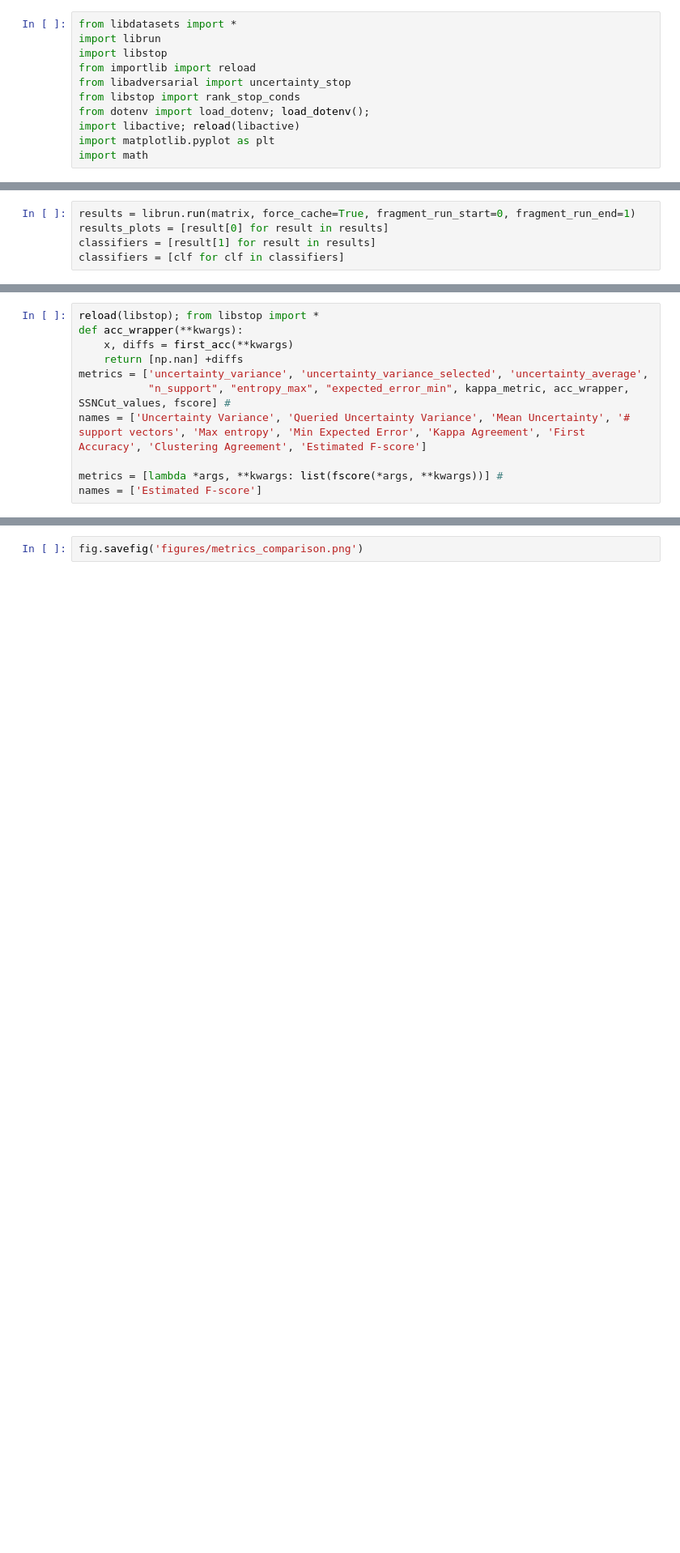
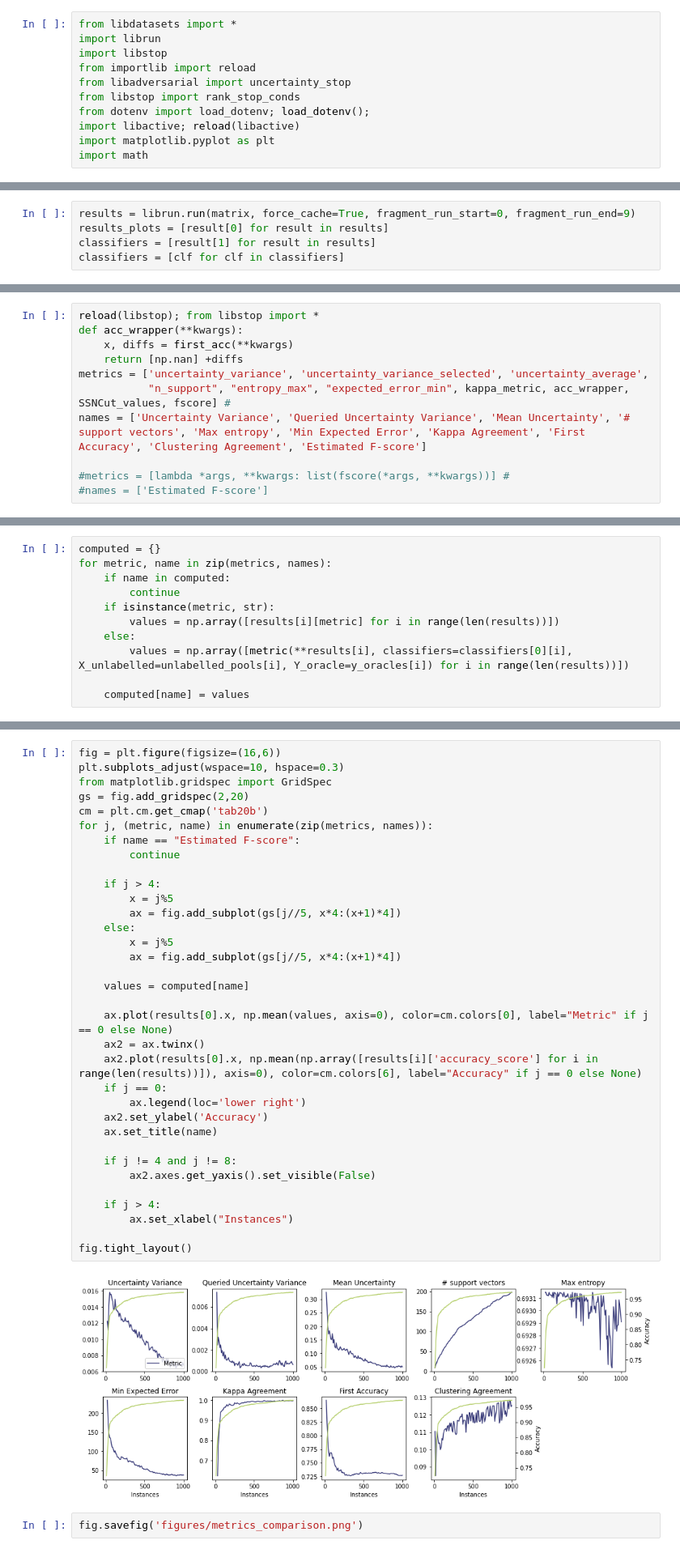
Before and after one commit to zacps/al-stopping-conditions, a Jupyter notebook: metrics_comparison.ipynb, the cells around one changed output, grey strips where cells are left out. Shown at 81% size. Drawn from its saved outputs; the diff is of its cells as text; blank space fills up the shorter version.

```diff
--- a/metrics_comparison.ipynb
+++ b/metrics_comparison.ipynb
@@ -47,7 +47,7 @@ matrix = {
     }
 }
 # %%
-results = librun.run(matrix, force_cache=True, fragment_run_start=0, fragment_run_end=1)
+results = librun.run(matrix, force_cache=True, fragment_run_start=0, fragment_run_end=9)
 results_plots = [result[0] for result in results]
 classifiers = [result[1] for result in results]
 classifiers = [clf for clf in classifiers]
@@ -62,6 +62,6 @@ metrics = ['uncertainty_variance', 'uncertainty_variance_selected', 'uncertainty
            "n_support", "entropy_max", "expected_error_min", kappa_metric, acc_wrapper, SSNCut_values, fscore] #
 names = ['Uncertainty Variance', 'Queried Uncertainty Variance', 'Mean Uncertainty', '# support vectors', 'Max entropy', 'Min Expected Error', 'Kappa Agreement', 'First Accuracy', 'Clustering Agreement', 'Estimated F-score']
 
-metrics = [lambda *args, **kwargs: list(fscore(*args, **kwargs))] #
-names = ['Estimated F-score']
+#metrics = [lambda *args, **kwargs: list(fscore(*args, **kwargs))] #
+#names = ['Estimated F-score']
 # %%
@@ -121,0 +80,11 @@ fig.tight_layout()
+# %%
+computed = {}
+for metric, name in zip(metrics, names):
+    if name in computed:
+        continue
+    if isinstance(metric, str):
+        values = np.array([results[i][metric] for i in range(len(results))])
+    else:
+        values = np.array([metric(**results[i], classifiers=classifiers[0][i], X_unlabelled=unlabelled_pools[i], Y_oracle=y_oracles[i]) for i in range(len(results))])
+
+    computed[name] = values
@@ -122,3 +104,39 @@ fig.tight_layout()
+# %%
+fig = plt.figure(figsize=(16,6))
+plt.subplots_adjust(wspace=10, hspace=0.3)
+from matplotlib.gridspec import GridSpec
+gs = fig.add_gridspec(2,20)
+cm = plt.cm.get_cmap('tab20b')
+for j, (metric, name) in enumerate(zip(metrics, names)):
+    if name == "Estimated F-score":
+        continue
+
+    if j > 4:
+        x = j%5
+        ax = fig.add_subplot(gs[j//5, x*4:(x+1)*4])
+    else:
+        x = j%5
+        ax = fig.add_subplot(gs[j//5, x*4:(x+1)*4])
+
+    values = computed[name]
+
+    ax.plot(results[0].x, np.mean(values, axis=0), color=cm.colors[0], label="Metric" if j == 0 else None)
+    ax2 = ax.twinx()
+    ax2.plot(results[0].x, np.mean(np.array([results[i]['accuracy_score'] for i in range(len(results))]), axis=0), color=cm.colors[6], label="Accuracy" if j == 0 else None)
+    if j == 0:
+        ax.legend(loc='lower right')
+    ax2.set_ylabel('Accuracy')
+    ax.set_title(name)
+
+    if j != 4 and j != 8:
+        ax2.axes.get_yaxis().set_visible(False)
+
+    if j > 4:
+        ax.set_xlabel("Instances")
+
+fig.tight_layout()
+# %% [output]
+[figure, added]
 # %%
 fig.savefig('figures/metrics_comparison.png')
 # %%
```
Also changed, not shown: parts of 3 cells of this notebook, 12 other files.
